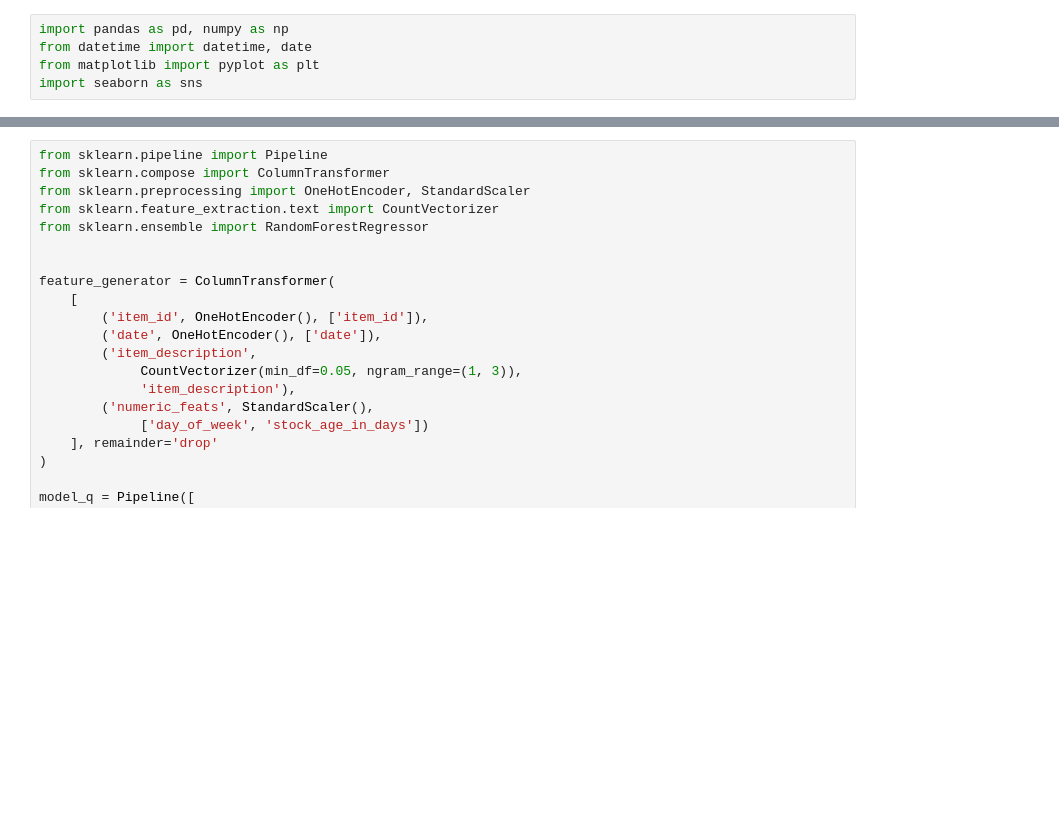
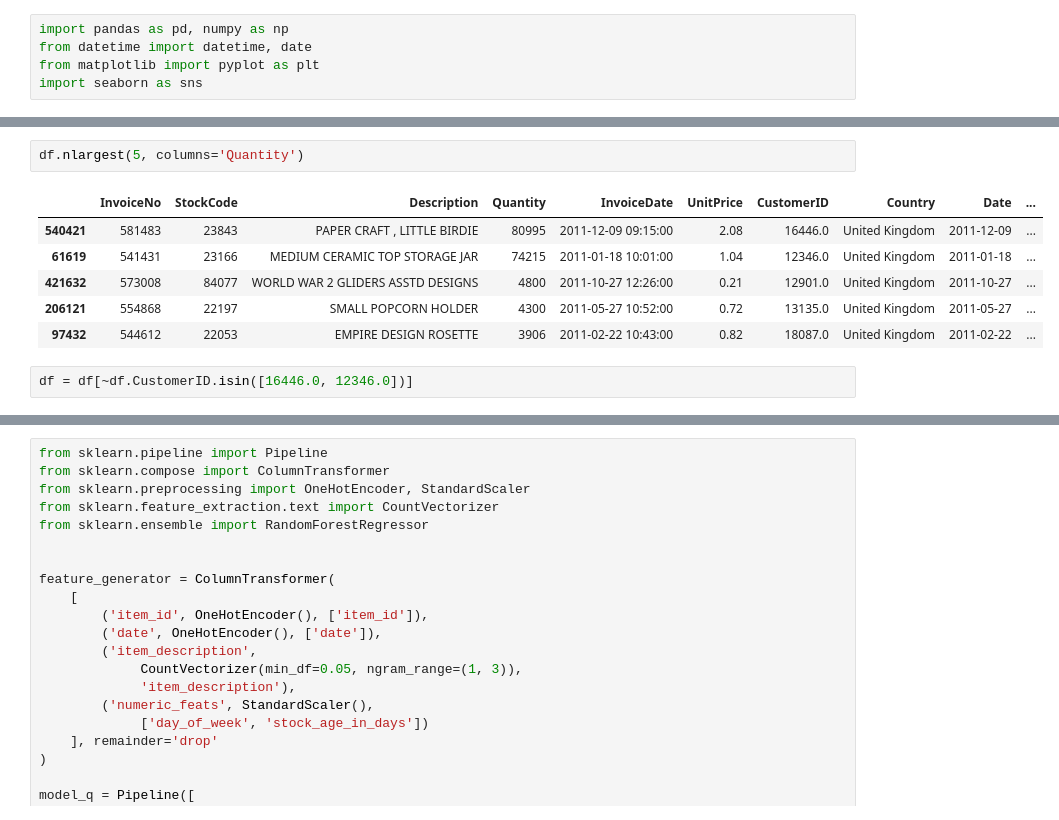
Before and after one commit to ShakilSaroare/Elasticity-estimation-through-machine-learning, a Jupyter notebook: Random_forest.ipynb, the cells around one changed output, grey strips where cells are left out. Drawn from its saved outputs; the diff is of its cells as text; blank space fills up the shorter version.

```diff
--- a/Random_forest.ipynb
+++ b/Random_forest.ipynb
@@ -26,0 +44,11 @@ df.sample(10)
+# %%
+df.nlargest(5, columns='Quantity')
+# %% [output]
+|  | InvoiceNo | StockCode | Description | Quantity | InvoiceDate | UnitPrice | CustomerID | Country | Date | ... |
+| 540421 | 581483 | 23843 | PAPER CRAFT , LITTLE BIRDIE | 80995 | 2011-12-09 09:15:00 | 2.08 | 16446.0 | United Kingdom | 2011-12-09 | ... |
+| 61619 | 541431 | 23166 | MEDIUM CERAMIC TOP STORAGE JAR | 74215 | 2011-01-18 10:01:00 | 1.04 | 12346.0 | United Kingdom | 2011-01-18 | ... |
+| 421632 | 573008 | 84077 | WORLD WAR 2 GLIDERS ASSTD DESIGNS | 4800 | 2011-10-27 12:26:00 | 0.21 | 12901.0 | United Kingdom | 2011-10-27 | ... |
+| 206121 | 554868 | 22197 | SMALL POPCORN HOLDER | 4300 | 2011-05-27 10:52:00 | 0.72 | 13135.0 | United Kingdom | 2011-05-27 | ... |
+| 97432 | 544612 | 22053 | EMPIRE DESIGN ROSETTE | 3906 | 2011-02-22 10:43:00 | 0.82 | 18087.0 | United Kingdom | 2011-02-22 | ... |
+# %%
+df = df[~df.CustomerID.isin([16446.0, 12346.0])]
```
Also changed, not shown: parts of 8 cells of this notebook.
